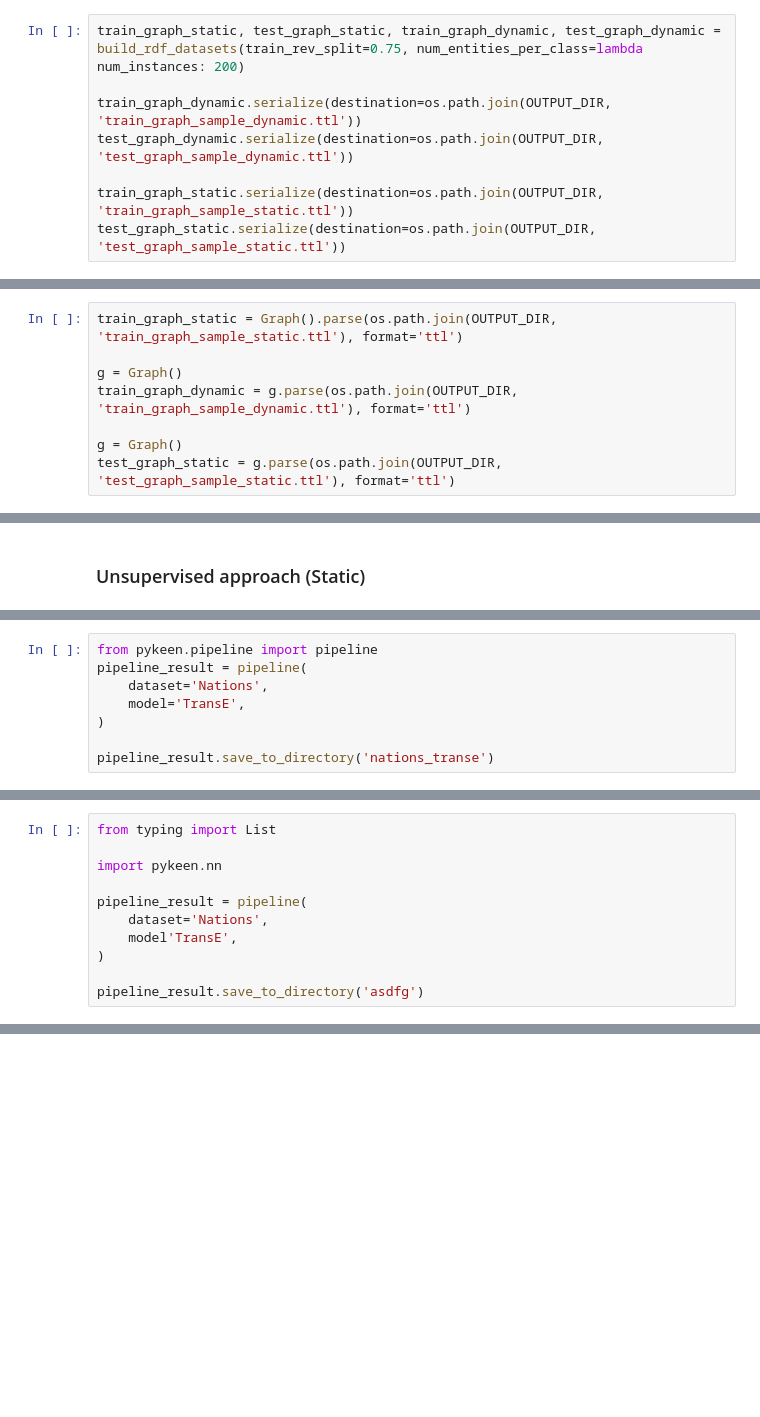
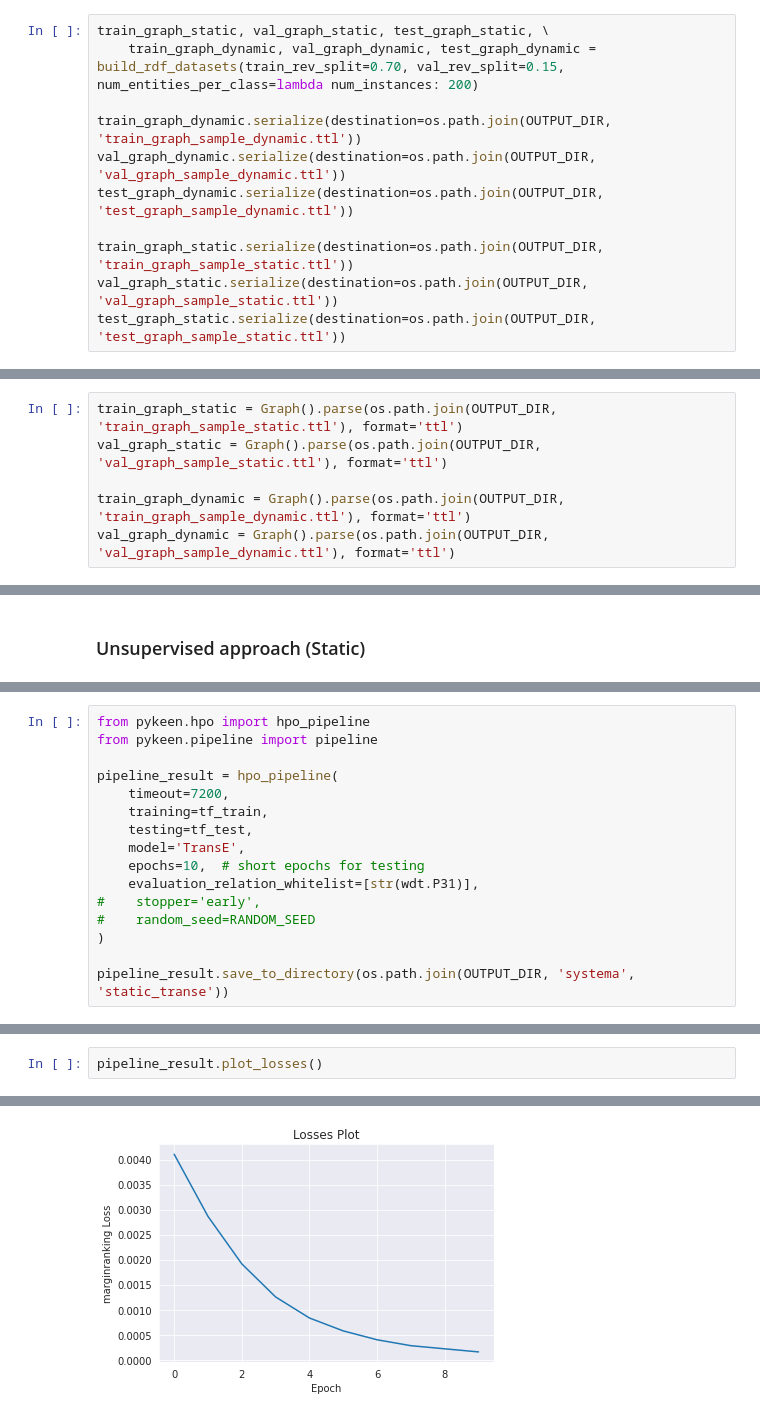
Before and after one commit to alejgh/wikidata-edithist-refinement, a Jupyter notebook: notebooks/3_Edit_History_Systems.ipynb, the cells around one changed output, grey strips where cells are left out. Saved outputs shown, nothing was run; the diff lists cells and outputs as text; blank space fills up the shorter version.

Commit message:
Fetch validation set graph

```diff
--- a/notebooks/3_Edit_History_Systems.ipynb
+++ b/notebooks/3_Edit_History_Systems.ipynb
@@ -562,9 +570,12 @@ def build_rdf_datasets(train_rev_split=0.8, num_entities_per_class=lambda num_in
 # %%
-train_graph_static, test_graph_static, train_graph_dynamic, test_graph_dynamic = build_rdf_datasets(train_rev_split=0.75, num_entities_per_class=lambda num_instances: 200)
+train_graph_static, val_graph_static, test_graph_static, \
+    train_graph_dynamic, val_graph_dynamic, test_graph_dynamic = build_rdf_datasets(train_rev_split=0.70, val_rev_split=0.15, num_entities_per_class=lambda num_instances: 200)
 
 train_graph_dynamic.serialize(destination=os.path.join(OUTPUT_DIR, 'train_graph_sample_dynamic.ttl'))
+val_graph_dynamic.serialize(destination=os.path.join(OUTPUT_DIR, 'val_graph_sample_dynamic.ttl'))
 test_graph_dynamic.serialize(destination=os.path.join(OUTPUT_DIR, 'test_graph_sample_dynamic.ttl'))
 
 train_graph_static.serialize(destination=os.path.join(OUTPUT_DIR, 'train_graph_sample_static.ttl'))
+val_graph_static.serialize(destination=os.path.join(OUTPUT_DIR, 'val_graph_sample_static.ttl'))
 test_graph_static.serialize(destination=os.path.join(OUTPUT_DIR, 'test_graph_sample_static.ttl'))
 # %% [output]
@@ -581,12 +592,10 @@ del train_graph_dynamic, test_graph_dynamic, train_graph_static, test_graph_stat
 #### Generation of knowledge graph embeddings
 # %%
 train_graph_static = Graph().parse(os.path.join(OUTPUT_DIR, 'train_graph_sample_static.ttl'), format='ttl')
+val_graph_static = Graph().parse(os.path.join(OUTPUT_DIR, 'val_graph_sample_static.ttl'), format='ttl')
 
-g = Graph()
-train_graph_dynamic = g.parse(os.path.join(OUTPUT_DIR, 'train_graph_sample_dynamic.ttl'), format='ttl')
-
-g = Graph()
-test_graph_static = g.parse(os.path.join(OUTPUT_DIR, 'test_graph_sample_static.ttl'), format='ttl')
+train_graph_dynamic = Graph().parse(os.path.join(OUTPUT_DIR, 'train_graph_sample_dynamic.ttl'), format='ttl')
+val_graph_dynamic = Graph().parse(os.path.join(OUTPUT_DIR, 'val_graph_sample_dynamic.ttl'), format='ttl')
 # %%
 %env PYTHONHASHSEED 42
 # %% [output]
@@ -946,9 +973,17 @@ tf_test = build_triples_factory(test_graph_static)
 # %%
+from pykeen.hpo import hpo_pipeline
 from pykeen.pipeline import pipeline
-pipeline_result = pipeline(
-    dataset='Nations',
+
+pipeline_result = hpo_pipeline(
+    timeout=7200,
+    training=tf_train,
+    testing=tf_test,
     model='TransE',
+    epochs=10,  # short epochs for testing
+    evaluation_relation_whitelist=[str(wdt.P31)],
+#    stopper='early',
+#    random_seed=RANDOM_SEED
 )
 
-pipeline_result.save_to_directory('nations_transe')
+pipeline_result.save_to_directory(os.path.join(OUTPUT_DIR, 'systema', 'static_transe'))
 # %% [output]
@@ -956,11 +1014,3 @@ ModuleNotFoundError: No module named 'pykeen'
-# %%
-from typing import List
-
-import pykeen.nn
-
-pipeline_result = pipeline(
-    dataset='Nations',
-    model'TransE',
-)
-
-pipeline_result.save_to_directory('asdfg')
+# %%
+pipeline_result.plot_losses()
+# %% [output]
@@ -966,0 +1018 @@ pipeline_result.save_to_directory('asdfg')
+[figure, added]
```
Also changed, not shown: parts of 27 cells of this notebook.
